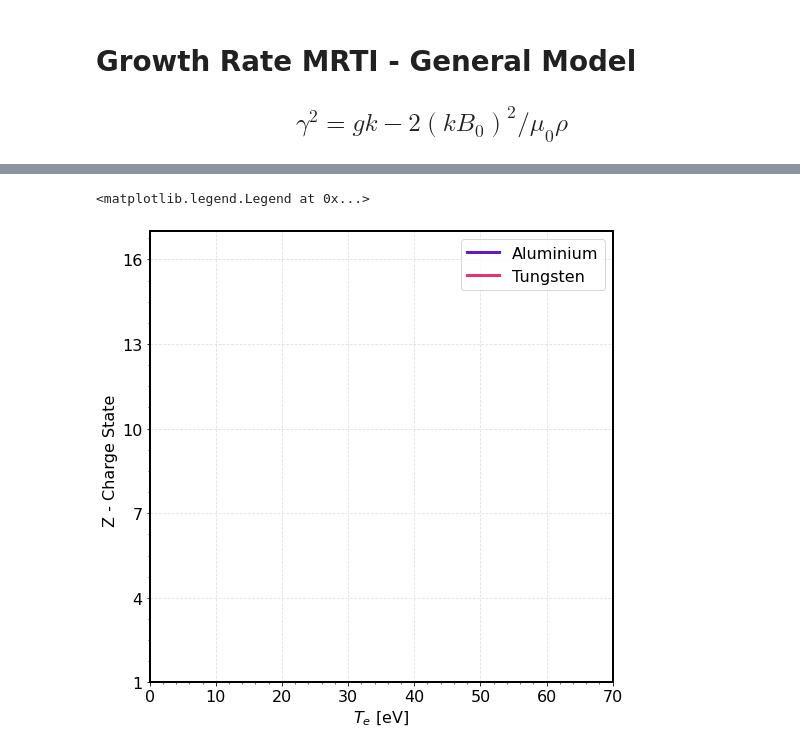
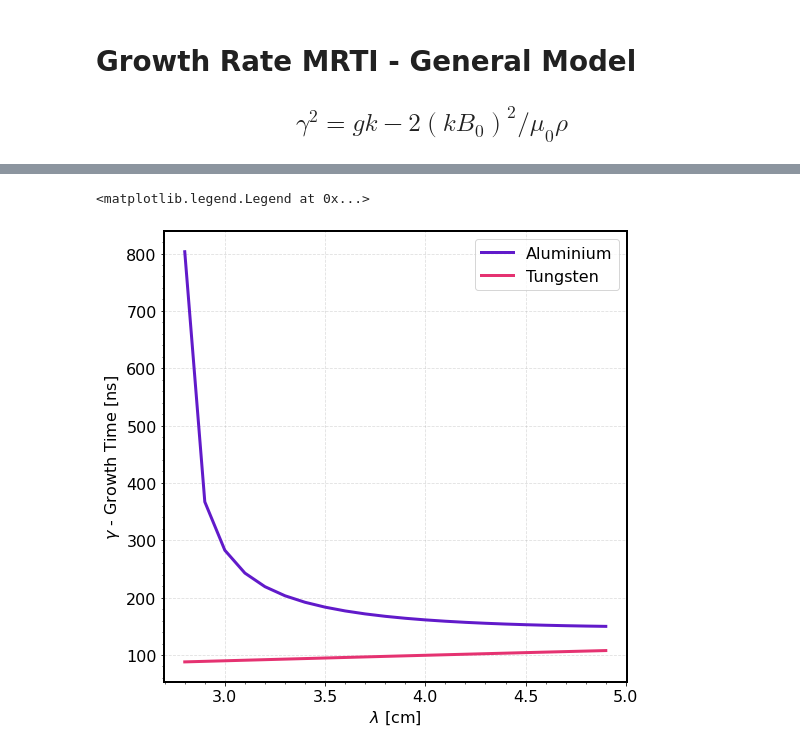
Before and after one commit to stemerlini/MagnetoRT, a Jupyter notebook: MagnetoRT.ipynb, the cells around one changed output, grey strips where cells are left out. Saved outputs shown, nothing was run; the diff lists cells and outputs as text; code cells hidden in the pictures.

Commit message:
Growth rate for instabilities along the B field

```diff
--- a/MagnetoRT.ipynb
+++ b/MagnetoRT.ipynb
@@ -488,14 +488,22 @@ Text(0, 0.5, 'Diffusion scale [cm]')
 
 ## <h2> <center> $\gamma^2 = gk - {2(k B_0)^2}/{\mu_0 \rho}$ </center> </h2>
 # %%
-def growth_rate(plasma,k):
+def growth_rate(plasma,wl):
 
-    a     =   plasma.a * 1e-2                           # Acceleration          [cm/s^2]  --> [m/s^2]
-    B     =   plasma.B                                  # Magnetic field        [Tesla]
-    rho   =   plasma.density * 1e3                      # Density               [gr/cm^3] --> [kg/m^3]
+    a     =   plasma.a * 1e-2                               # Acceleration          [cm/s^2]  --> [m/s^2]
+    B     =   plasma.B                                      # Magnetic field        [Tesla]
+    rho   =   plasma.density * 1e3                          # Density               [gr/cm^3] --> [kg/m^3]
 
-    kc    =   (a * rho * cons.mu_0) / (2 * B**2)        # Critical Wave vector  [m^-1]
-    lc    =   2*np.pi/kc                                # lambda critical       [m]
+    kc      =   (a * rho * cons.mu_0) / (2 * B**2)            # Critical Wave vector  [m^-1]
+    wl_c    =   2*np.pi/kc                                    # lambda critical       [m]
+
+    print('Acceleration, a:        ' + np.format_float_scientific(a, precision = 1, exp_digits=2)             +    '  cm/s^2')
+    print('Density:                ' + np.format_float_scientific(rho, precision = 1, exp_digits=2)           +    '  g/cm^3')
+    print('Critical wavevector k : ' + np.format_float_scientific(kc*1e2, precision = 1, exp_digits=2)        +    '  cm^-1')
+    print('Critical wavenumber wc: ' + np.format_float_scientific(wl_c*1e2, precision = 1, exp_digits=2)        +    '  cm')
+
+    wl = wl * 1e-2                                            # [cm]          -->     [m]
+    k = 2*np.pi / wl                                         # [cm^-1]       -->     [m^-1]
 
     gr    =   a * k - 2*(k * B)**2 / (cons.mu_0 * rho)
 
@@ -507,11 +515,11 @@ def growth_rate(plasma,k):
 
 Te = 15
 
-al_flow         =    {'A':27, 'ne': 5e17,   'Te': Te , 'Ti': Te, 'V':4e5,  'L':0.2, 'Atw': 1, 'Zsrc': 'exp', 'B': 5}
-w_flow          =    {'A':183,'ne': 5e17,   'Te': Te , 'Ti': Te, 'V':4e5,  'L':0.2, 'Atw': 1, 'Zsrc': 'exp', 'B': 5}
+al_flow         =    {'A':27, 'ne': 1e18,   'Te': Te , 'Ti': Te, 'V':4e6,  'L':0.2, 'Atw': 1, 'Zsrc': 'exp', 'B': 5}
+w_flow          =    {'A':183,'ne': 1e18,   'Te': Te , 'Ti': Te, 'V':4e6,  'L':0.2, 'Atw': 1, 'Zsrc': 'exp', 'B': 5}
 
-al_flow_noB     =    {'A':27, 'ne': 5e17,   'Te': Te , 'Ti': Te, 'V':4e6,  'L':0.2, 'Atw': 1, 'Zsrc': 'exp', 'B': 0}
-w_flow_noB      =    {'A':183,'ne': 5e17,   'Te': Te , 'Ti': Te, 'V':4e6,  'L':0.2, 'Atw': 1, 'Zsrc': 'exp', 'B': 0}
+al_flow_noB     =    {'A':27, 'ne': 1e18,   'Te': Te , 'Ti': Te, 'V':4e6,  'L':0.2, 'Atw': 1, 'Zsrc': 'exp', 'B': 0}
+w_flow_noB      =    {'A':183,'ne': 1e18,   'Te': Te , 'Ti': Te, 'V':4e6,  'L':0.2, 'Atw': 1, 'Zsrc': 'exp', 'B': 0}
 
 al  =   plasma(**al_flow)
 w   =   plasma(**w_flow)
@@ -522,12 +530,22 @@ w_noB   =   plasma(**w_flow_noB)
 # CALCULATE THE GROWTH RATE WITH AND WITHOUT B FIELD
 # -------------------------------------------------------------------------------------
 
-k = np.arange(0,0.35,0.01)
+wl = np.arange(2.8,5,0.1)                    # [cm^-1]
 
-print(np.format_float_scientific(al.a, precision = 1, exp_digits=2))
-print(np.format_float_scientific(al.density, precision = 1, exp_digits=2))
-gr_al = growth_rate(al,k)
-print(gr_al)
+print('Aluminium Acceleration, a:  ' + np.format_float_scientific(al.a, precision = 1, exp_digits=2)        +    '  cm/s^2')
+print('Aluminium Charge State, Z:  ' + np.format_float_scientific(al.Z, precision = 1, exp_digits=2))
+print('Aluminium Density:          ' + np.format_float_scientific(al.density, precision = 1, exp_digits=2)  +    '  g/cm^3')
+print('Aluminium Te:               ' + np.format_float_scientific(al.Te, precision = 1, exp_digits=2)       +    '  eV')
+print('\n')
+print('Tungsten Acceleration, a:   ' + np.format_float_scientific(w.a, precision = 1, exp_digits=2)         +    '  cm/s^2')
+print('Tungsten Charge State, Z:   ' + np.format_float_scientific(w.Z, precision = 1, exp_digits=2))
+print('Tungsten Density:           ' + np.format_float_scientific(w.density, precision = 1, exp_digits=2)   +    '  g/cm^3')
+print('Tungsten Te:                ' + np.format_float_scientific(w.Te, precision = 1, exp_digits=2)        +    '  eV')
+print('\n')
+
+gr_al = growth_rate(al,wl)
+gr_w  = growth_rate(w,wl)
+
 
 # PRETTY PLOT
 # --------------------------------------------------------------------------------------
@@ -538,21 +556,21 @@ ax0 = fig.add_subplot()
 for axis in ['top','bottom','left','right']:
     ax0.spines[axis].set_linewidth(2)
 
-ax0.plot(Te, al.Z, lw = '3', color = '#611ACA',label='Aluminium')
-ax0.plot(Te, w.Z,  lw = '3', color = '#E53271',label='Tungsten')
+ax0.plot(wl, 1e9/(gr_al)**0.5, lw = '3', color = '#611ACA',label='Aluminium')
+ax0.plot(wl, 1e9/(gr_w)**0.5,  lw = '3', color = '#E53271',label='Tungsten')
 
 
-ax0.set_ylim([1,17])
-ax0.set_xlim([0,70])
-ax0.set_xticks(np.arange(0,71,10))
-ax0.set_yticks(np.arange(1,17,3))
+# ax0.set_ylim([1,17])
+# ax0.set_xlim([0,70])
+# ax0.set_xticks(np.arange(0,71,10))
+# ax0.set_yticks(np.arange(1,17,3))
 
 # Plot Properties
 ax0.tick_params(labelsize=16)
 ax0.grid(True, linestyle='--', alpha = 0.4)
 
-ax0.set_xlabel(r'$T_e$ [eV]', fontsize=16)
-ax0.set_ylabel(r'Z - Charge State ', fontsize=16)
+ax0.set_xlabel(r'$\lambda$ [cm]', fontsize=16)
+ax0.set_ylabel(r'$\gamma$ - Growth Time [ns]', fontsize=16)
 ax0.minorticks_on()
 ax0.legend(loc = 'best', fontsize = 16)
 # %% [output]
@@ -570,2 +597,2 @@ ax0.legend(loc = 'best', fontsize = 16)
 <matplotlib.legend.Legend at 0x...>
-[figure, old version]
+[figure, new version]
```
Also changed, not shown: parts of 5 cells of this notebook.
